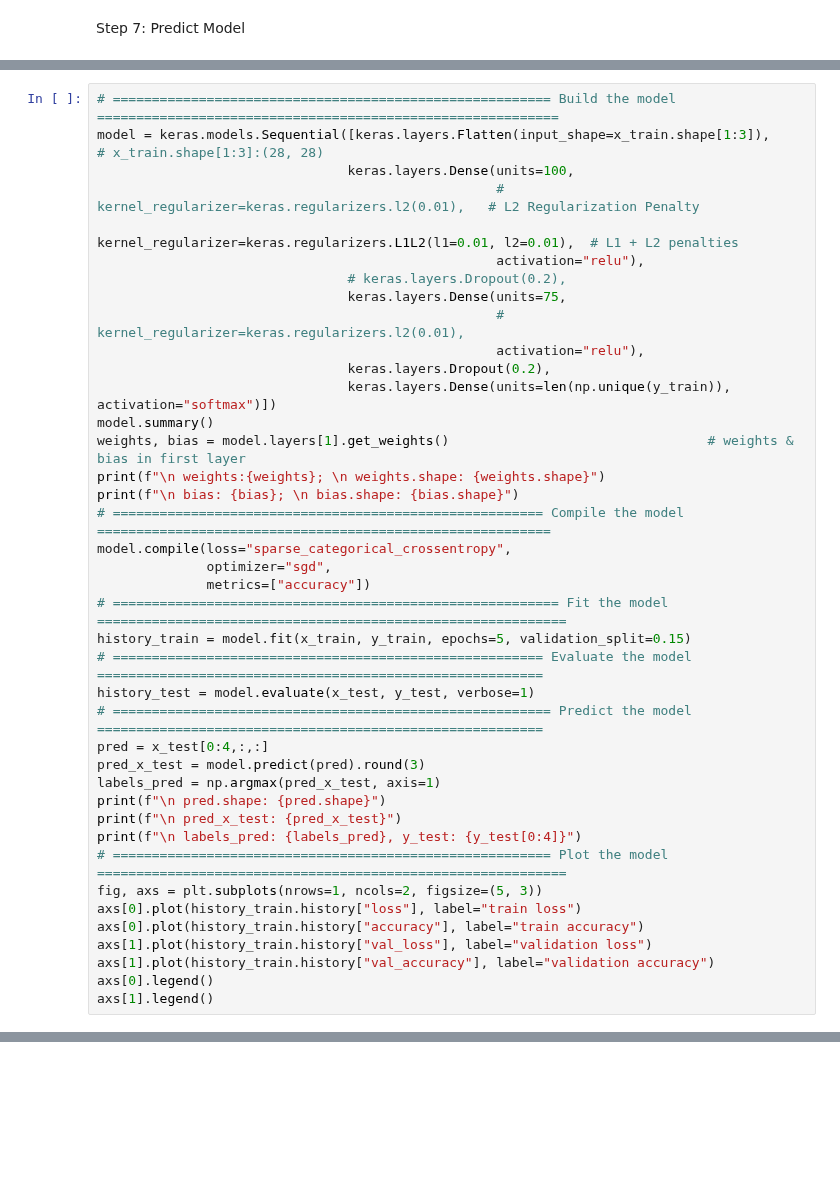
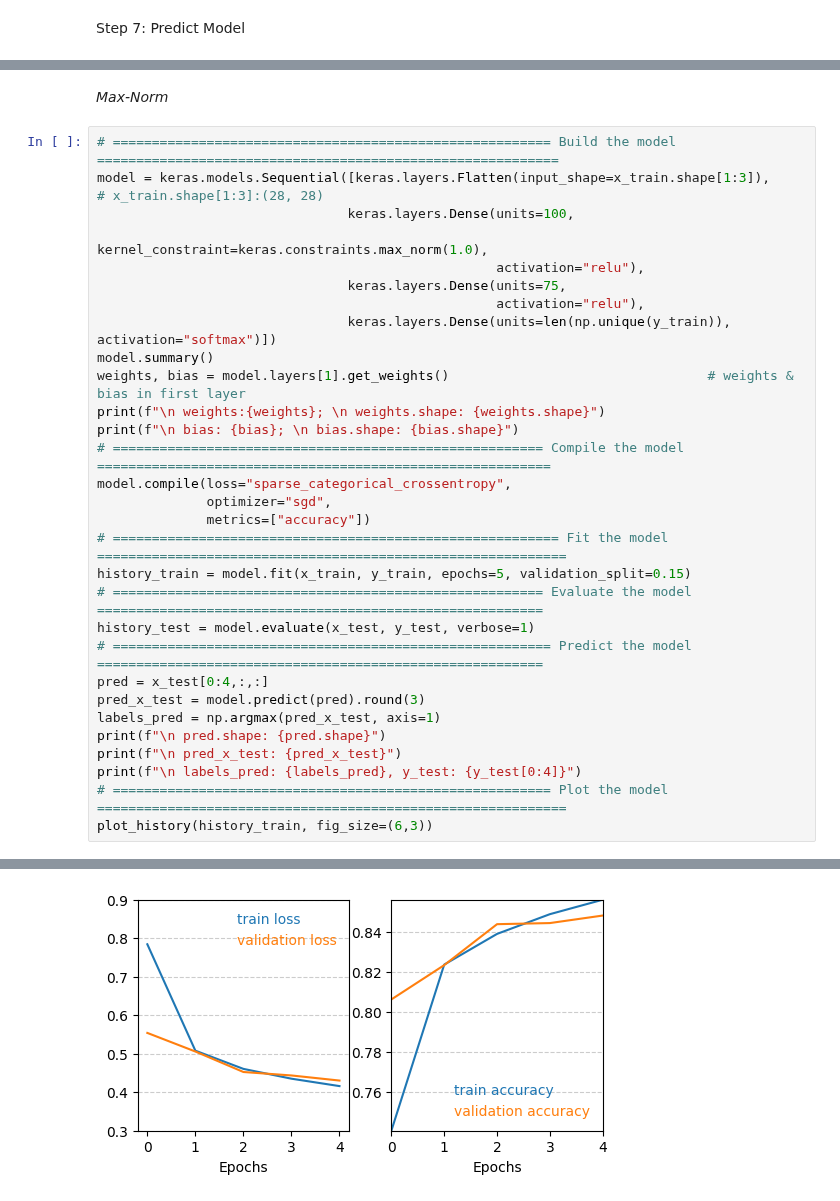
Before and after one commit to RezaSaadatyar/Deep-Learning-in-python, a Jupyter notebook: Optimizer/Optimizer_DL.ipynb, the cells around one changed output, grey strips where cells are left out. Drawn from its saved outputs; the diff is of its cells as text; blank space fills up the shorter version.

```diff
--- a/Optimizer/Optimizer_DL.ipynb
+++ b/Optimizer/Optimizer_DL.ipynb
@@ -227,15 +366,13 @@ labels_pred: [9 2 1 1], y_test: [9 2 1 1]
+# %% [markdown]
+*Max-Norm*
 # %%
 # ======================================================== Build the model ===========================================================
-model = keras.models.Sequential([keras.layers.Flatten(input_shape=x_train.shape[1:3]),               # x_train.shape[1:3]:(28, 28)
+model = keras.models.Sequential([keras.layers.Flatten(input_shape=x_train.shape[1:3]),                # x_train.shape[1:3]:(28, 28)
                                 keras.layers.Dense(units=100,
-                                                   # kernel_regularizer=keras.regularizers.l2(0.01),   # L2 Regularization Penalty
-                                                   kernel_regularizer=keras.regularizers.L1L2(l1=0.01, l2=0.01),  # L1 + L2 penalties
+                                                   kernel_constraint=keras.constraints.max_norm(1.0),
                                                    activation="relu"),
-                                # keras.layers.Dropout(0.2),
                                 keras.layers.Dense(units=75,
-                                                   # kernel_regularizer=keras.regularizers.l2(0.01),
                                                    activation="relu"),
-                                keras.layers.Dropout(0.2),
                                 keras.layers.Dense(units=len(np.unique(y_train)), activation="softmax")])
 model.summary()
 weights, bias = model.layers[1].get_weights()                                 # weights & bias in first layer
@@ -257,10 +394,5 @@ print(f"\n pred.shape: {pred.shape}")
 print(f"\n pred_x_test: {pred_x_test}")
 print(f"\n labels_pred: {labels_pred}, y_test: {y_test[0:4]}")
 # ======================================================== Plot the model ============================================================
-fig, axs = plt.subplots(nrows=1, ncols=2, figsize=(5, 3))
-axs[0].plot(history_train.history["loss"], label="train loss")
-axs[0].plot(history_train.history["accuracy"], label="train accuracy")
-axs[1].plot(history_train.history["val_loss"], label="validation loss")
-axs[1].plot(history_train.history["val_accuracy"], label="validation accuracy")
-axs[0].legend()
-axs[1].legend()
+plot_history(history_train, fig_size=(6,3))
+# %% [output]
@@ -266,0 +416 @@ axs[1].legend()
+[figure, added]
```
Also changed, not shown: parts of 23 cells of this notebook.
